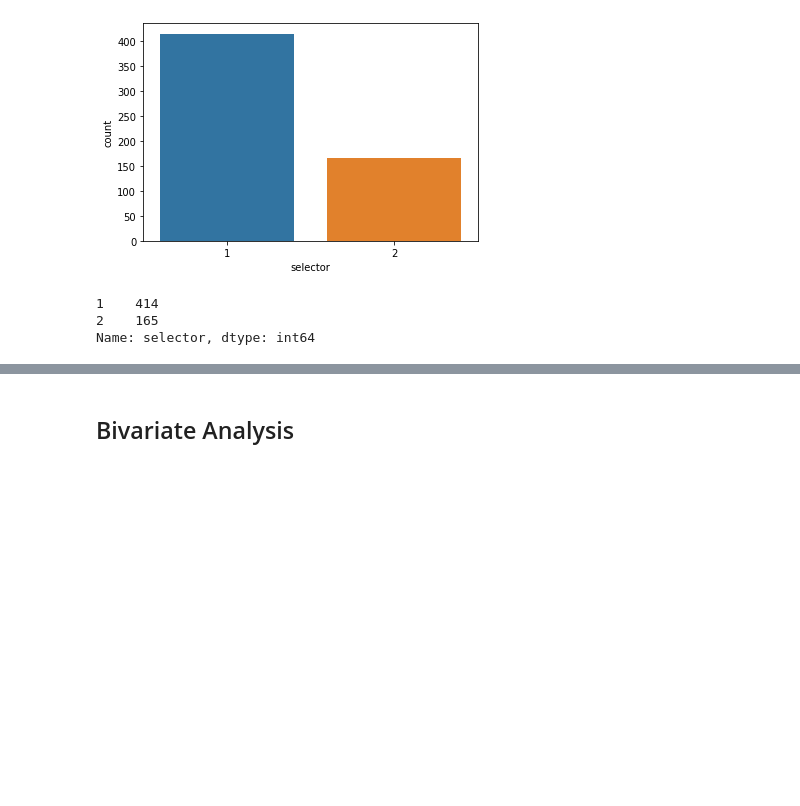
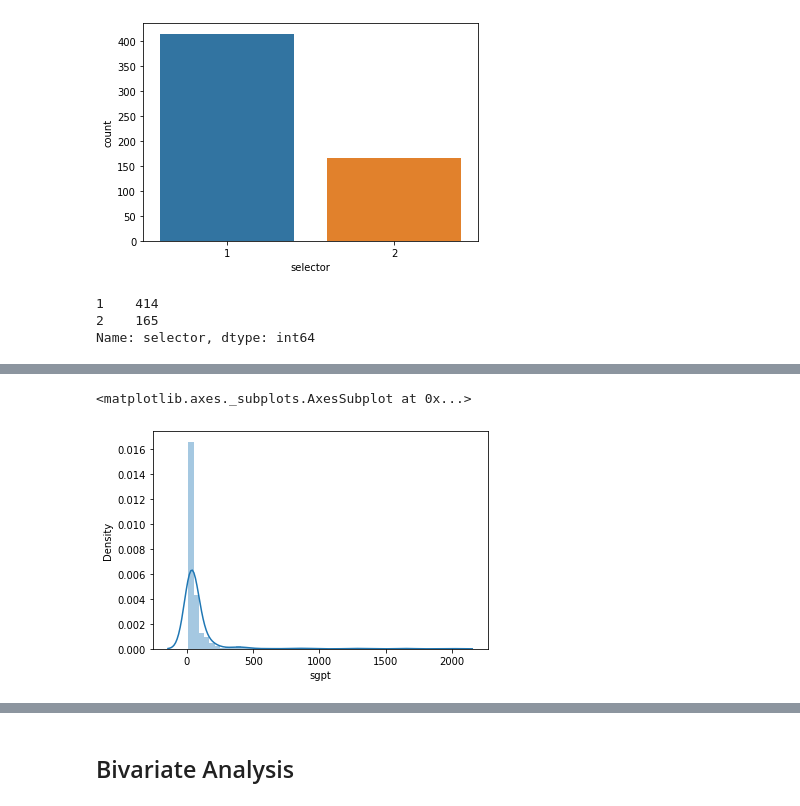
Before and after one commit to MugoChege/Liver-and-Tweets, a Jupyter notebook: Liver.ipynb, the cells around one changed output, grey strips where cells are left out. Saved outputs shown, nothing was run; the diff lists cells and outputs as text; code cells hidden in the pictures; blank space fills up the shorter version.

```diff
--- a/Liver.ipynb
+++ b/Liver.ipynb
@@ -232,0 +250,5 @@ Name: selector, dtype: int64
+# %%
+sns.distplot(toeda['sgpt'])
+# %% [output]
+<matplotlib.axes._subplots.AxesSubplot at 0x...>
+[figure, added]
```
Also changed, not shown: parts of 103 cells of this notebook.
